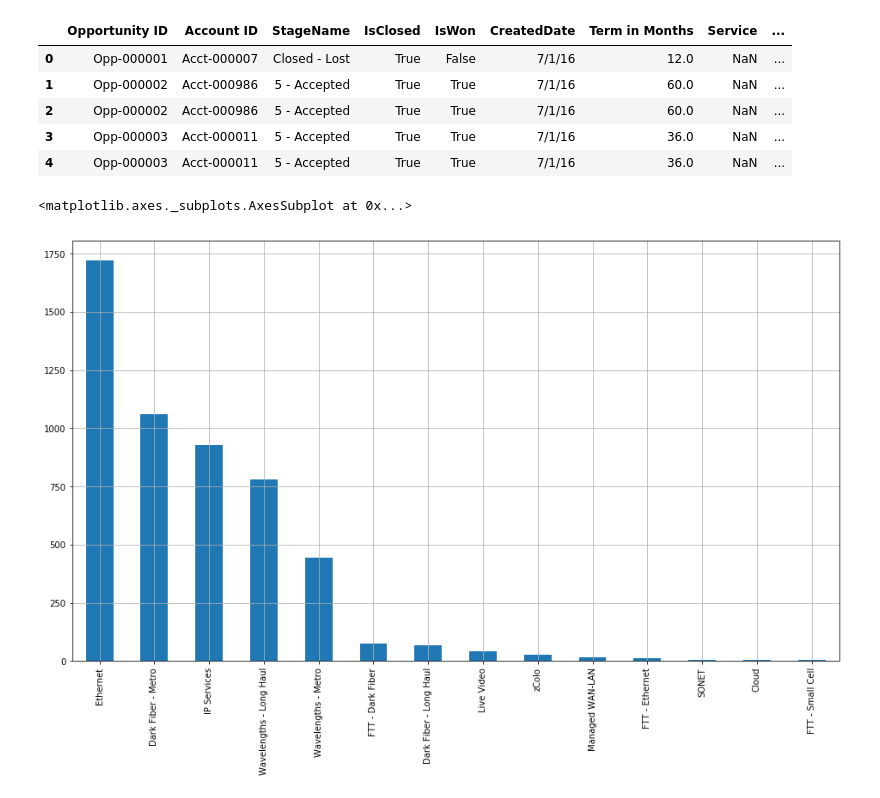
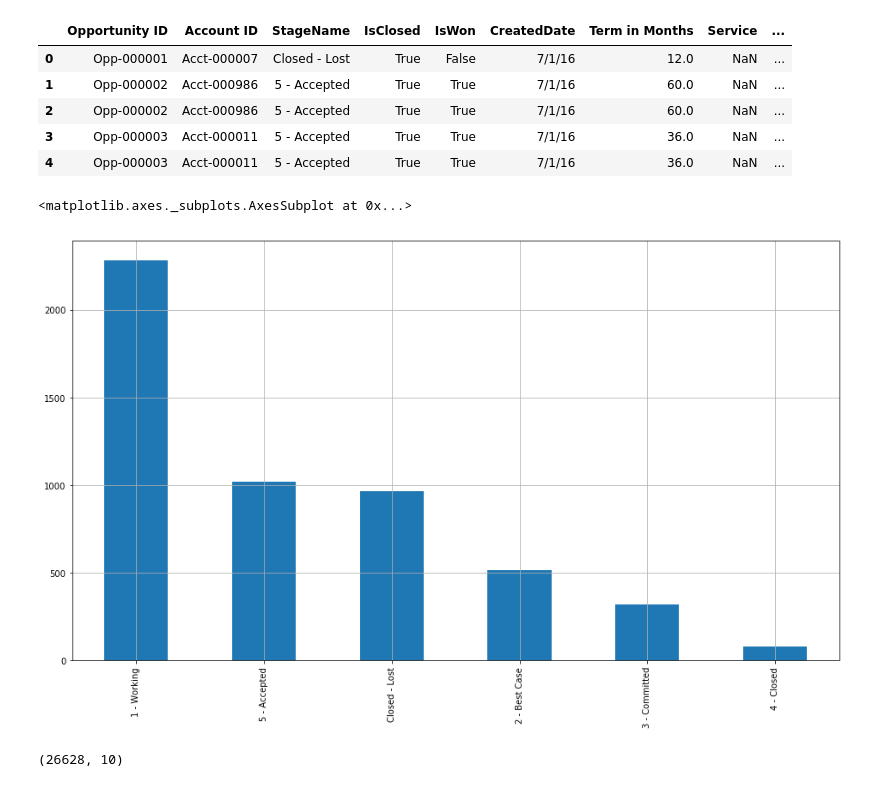
Before and after one commit to INFO-4602-5602/project1-swashbucklers, a Jupyter notebook: data-exploration.ipynb, the cells around one changed output. Saved outputs shown, nothing was run; the diff lists cells and outputs as text; code cells hidden in the pictures.

```diff
--- a/data-exploration.ipynb
+++ b/data-exploration.ipynb
@@ -71,8 +71,12 @@ opportunities.head()
 # %%
 opportunities = opportunities.drop('Service', axis=1)
 # %%
-opportunities[opportunities['Opportunity Type'] == 'New Service']['Product Group'].value_counts()\
+opportunities[opportunities['Opportunity Type'] == 'New Service']['StageName'].value_counts()\
 .plot(kind='bar', grid=True, figsize=(16, 9))
 # %% [output]
 <matplotlib.axes._subplots.AxesSubplot at 0x...>
-[figure, old version]
+[figure, new version]
+# %%
+sites.shape
+# %% [output]
+(26628, 10)
```
Also changed, not shown: parts of 2 cells of this notebook.
